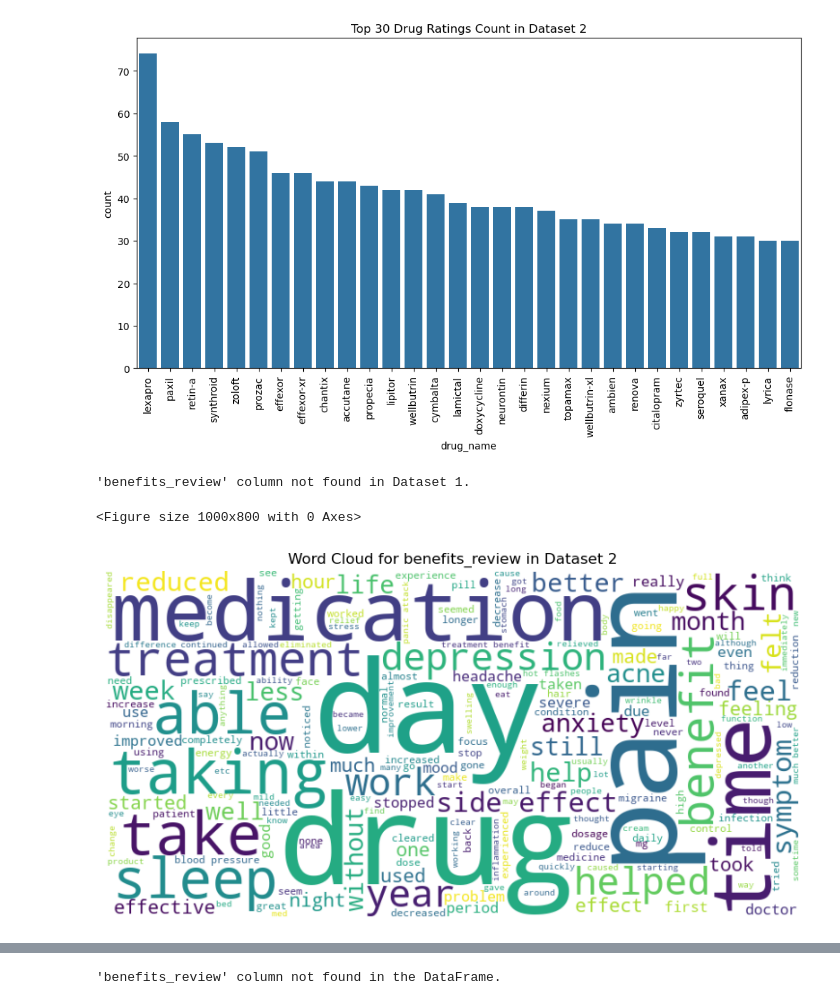
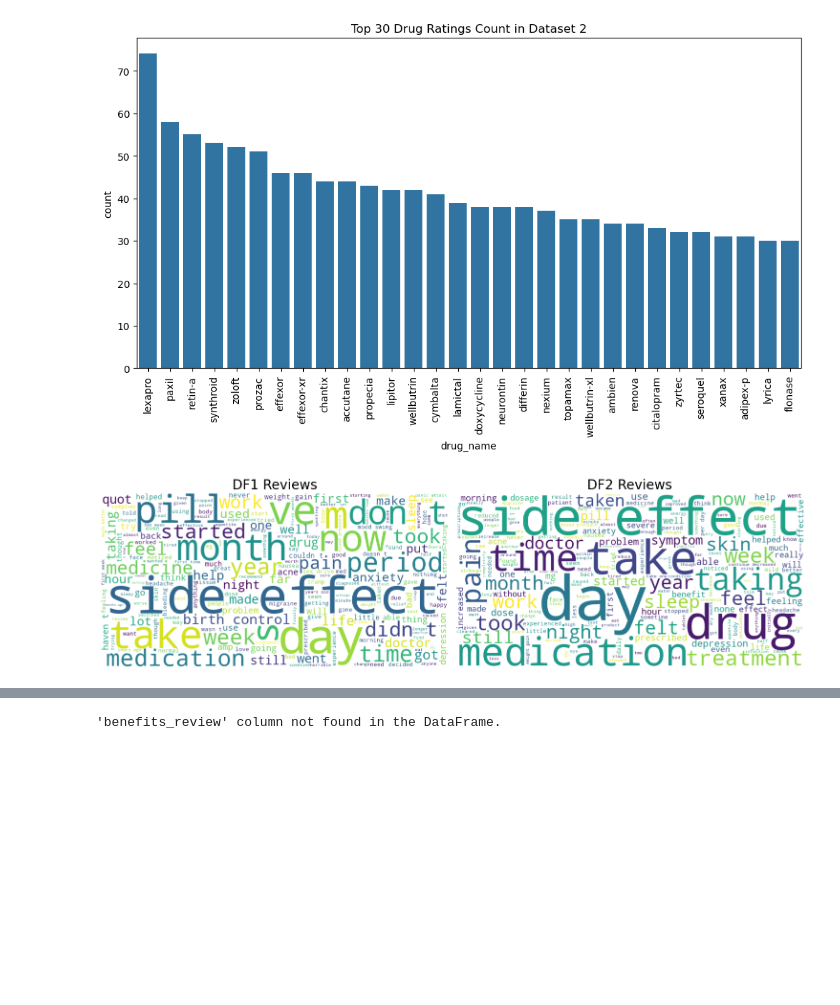
Before and after one commit to sofiecook/ds4420finalproj, a Jupyter notebook: DS4420-starter code.ipynb, the cells around one changed output, grey strips where cells are left out. Cells and saved outputs as stored; diff of their text form; code cells hidden in the pictures; blank space fills up the shorter version.

```diff
--- a/DS4420-starter code.ipynb
+++ b/DS4420-starter code.ipynb
@@ -247,30 +243,31 @@ plot_drug_ratings(df2, "Dataset 2", top_n=30)
 <Figure size 1200x600 with 0 Axes>
 [figure]
 # %%
-def plot_word_cloud(df, column_name, dataset_name):
-    plt.figure(figsize=(10, 8))
+df1_reviews = ' '.join(df1['review'].dropna().astype(str))
+wordcloud_df1 = WordCloud(width=800, height=400, background_color='white').generate(df1_reviews)
 
-    # Check if the column exists
-    if column_name in df.columns:
-        # Combine all reviews into a single string
-        all_reviews = ' '.join(df[column_name].dropna())
+# Generate word cloud for df2
+df2_reviews = ' '.join(df2['reviews'].dropna().astype(str))
+wordcloud_df2 = WordCloud(width=800, height=400, background_color='white').generate(df2_reviews)
 
-        # Generate the word cloud
-        wordcloud = WordCloud(width=800, height=400, background_color='white').generate(all_reviews)
+# Set up the plot for both word clouds
+plt.figure(figsize=(15, 10))
 
-        # Display the word cloud
-        plt.imshow(wordcloud, interpolation='bilinear')
-        plt.axis('off')  # Hide axes
-        plt.title(f'Word Cloud for {column_name} in {dataset_name}')
-        plt.show()
-    else:
-        print(f"'{column_name}' column not found in {dataset_name}.")
+# Plot for df1
+plt.subplot(1, 2, 1)
+plt.imshow(wordcloud_df1, interpolation='bilinear')
+plt.axis('off')  # Turn off axis numbers and ticks
+plt.title("DF1 Reviews", fontsize=20)
 
-#  word clouds for both datasets
-plot_word_cloud(df1, 'benefits_review', "Dataset 1")
-plot_word_cloud(df2, 'benefits_review', "Dataset 2")
+# Plot for df2
+plt.subplot(1, 2, 2)
+plt.imshow(wordcloud_df2, interpolation='bilinear')
+plt.axis('off')  # Turn off axis numbers and ticks
+plt.title("DF2 Reviews", fontsize=20)
+
+# Show the plots
+plt.tight_layout()
+plt.show()
 # %% [output]
-'benefits_review' column not found in Dataset 1.
-<Figure size 1000x800 with 0 Axes>
-[figure, old version]
+[figure, new version]
 # %%
```
Also changed, not shown: parts of 8 cells of this notebook.
